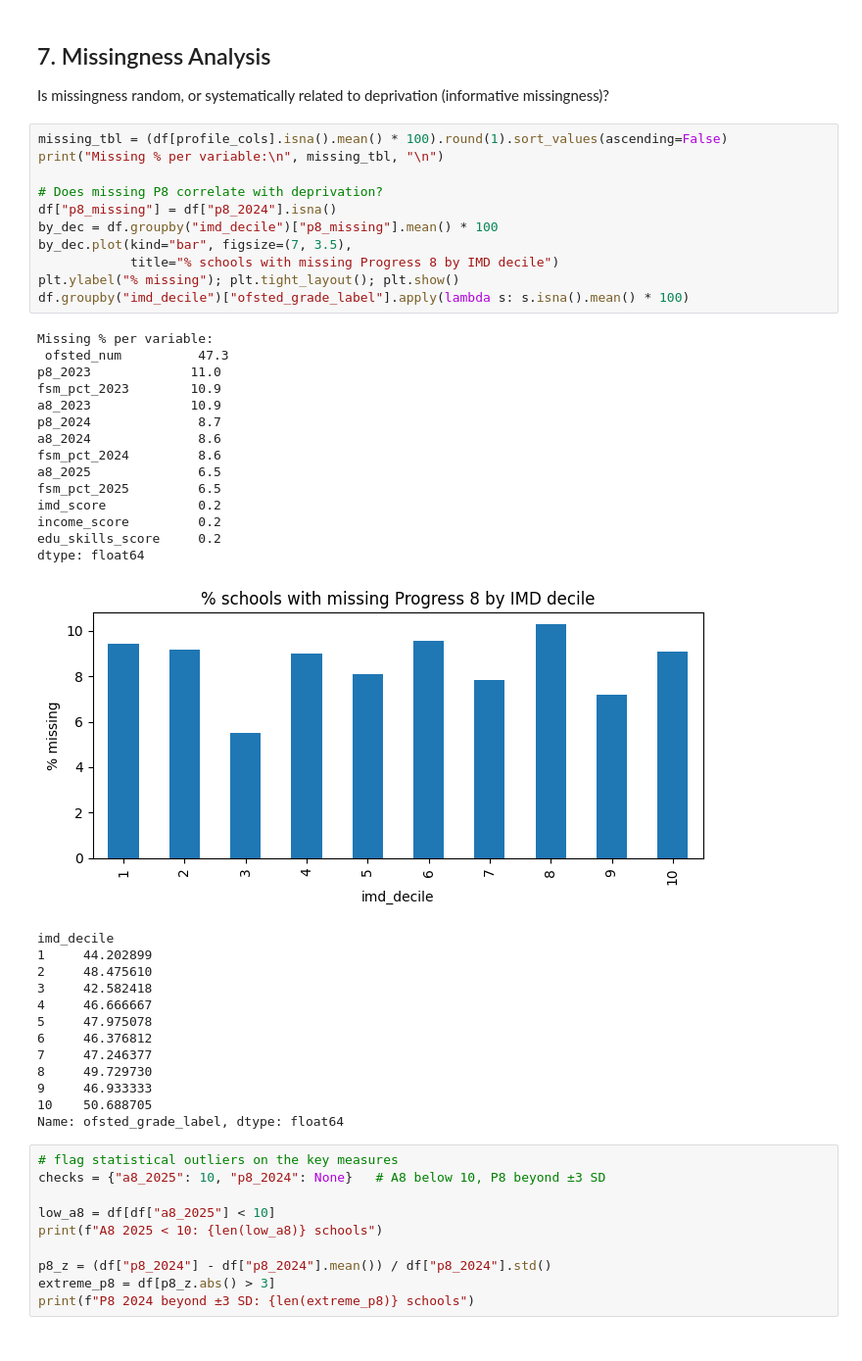
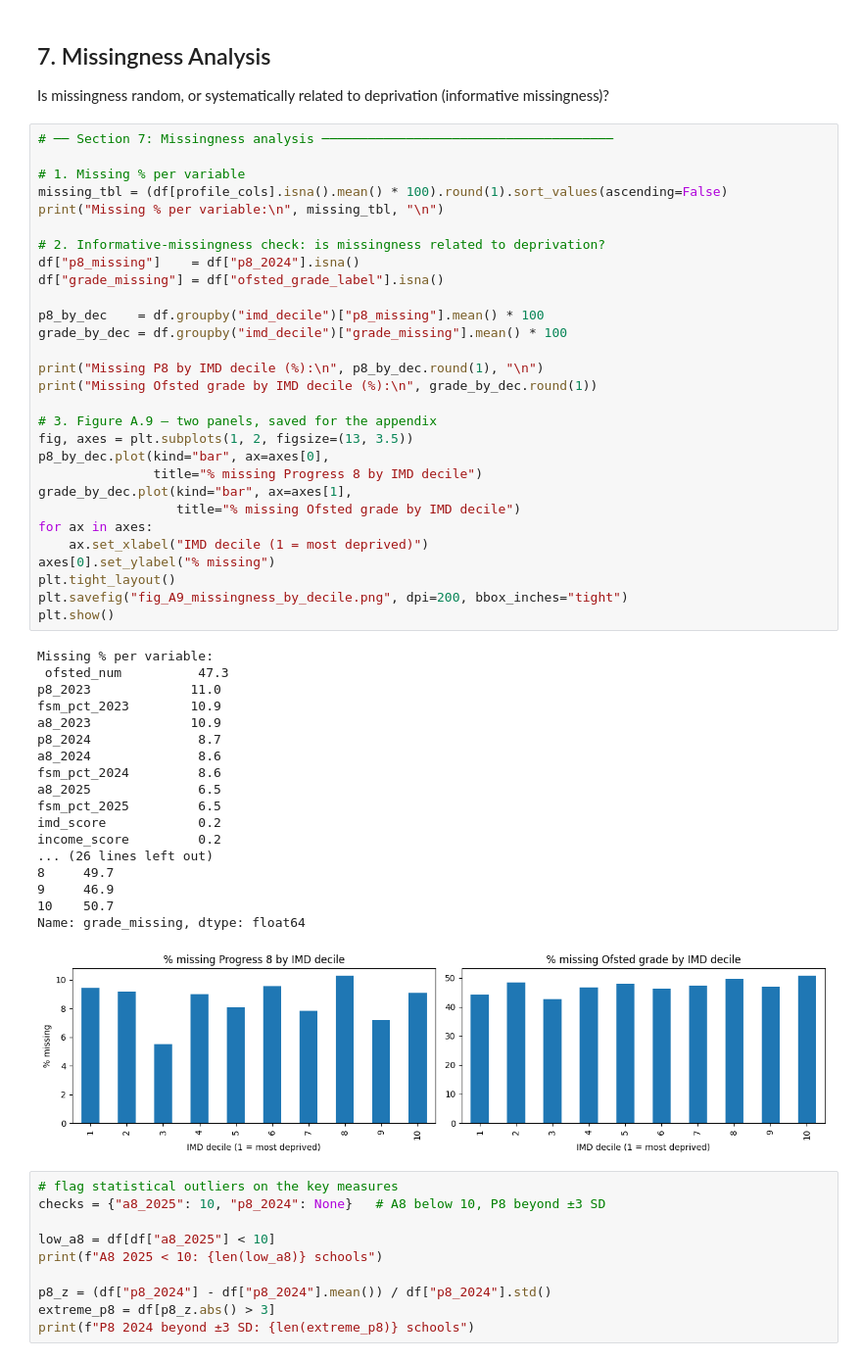
Before and after one commit to HEMALEED/school-performance-prediction-england-ann, a Jupyter notebook: SRC/training/school_per_EDA.ipynb, the cells around one changed output. Shown at 98% size. Saved outputs shown, nothing was run; the diff lists cells and outputs as text.

Commit message:
style:EDA analysis

```diff
--- a/SRC/training/school_per_EDA.ipynb
+++ b/SRC/training/school_per_EDA.ipynb
@@ -456,44 +450,53 @@ df[imd_domains].corr().round(2)
 
 Is missingness random, or systematically related to deprivation (informative missingness)?
 # %%
+# ── Section 7: Missingness analysis ──────────────────────────────────────
+
+# 1. Missing % per variable
 missing_tbl = (df[profile_cols].isna().mean() * 100).round(1).sort_values(ascending=False)
 print("Missing % per variable:\n", missing_tbl, "\n")
 
-# Does missing P8 correlate with deprivation?
-df["p8_missing"] = df["p8_2024"].isna()
-by_dec = df.groupby("imd_decile")["p8_missing"].mean() * 100
-by_dec.plot(kind="bar", figsize=(7, 3.5),
-            title="% schools with missing Progress 8 by IMD decile")
-plt.ylabel("% missing"); plt.tight_layout(); plt.show()
-df.groupby("imd_decile")["ofsted_grade_label"].apply(lambda s: s.isna().mean() * 100)
+# 2. Informative-missingness check: is missingness related to deprivation?
+df["p8_missing"]    = df["p8_2024"].isna()
+df["grade_missing"] = df["ofsted_grade_label"].isna()
+
+p8_by_dec    = df.groupby("imd_decile")["p8_missing"].mean() * 100
+grade_by_dec = df.groupby("imd_decile")["grade_missing"].mean() * 100
+
+print("Missing P8 by IMD decile (%):\n", p8_by_dec.round(1), "\n")
+print("Missing Ofsted grade by IMD decile (%):\n", grade_by_dec.round(1))
+
+# 3. Figure A.9 — two panels, saved for the appendix
+fig, axes = plt.subplots(1, 2, figsize=(13, 3.5))
+p8_by_dec.plot(kind="bar", ax=axes[0],
+               title="% missing Progress 8 by IMD decile")
+grade_by_dec.plot(kind="bar", ax=axes[1],
+                  title="% missing Ofsted grade by IMD decile")
+for ax in axes:
+    ax.set_xlabel("IMD decile (1 = most deprived)")
+axes[0].set_ylabel("% missing")
+plt.tight_layout()
+plt.savefig("fig_A9_missingness_by_decile.png", dpi=200, bbox_inches="tight")
+plt.show()
 # %% [output]
 Missing % per variable:
  ofsted_num          47.3
 p8_2023             11.0
 fsm_pct_2023        10.9
 a8_2023             10.9
 p8_2024              8.7
 a8_2024              8.6
 fsm_pct_2024         8.6
 a8_2025              6.5
 fsm_pct_2025         6.5
 imd_score            0.2
 income_score         0.2
-edu_skills_score     0.2
-dtype: float64
+... (26 lines left out)
+8     49.7
+9     46.9
+10    50.7
+Name: grade_missing, dtype: float64
-[figure, old version]
+[figure, new version]
-imd_decile
-1     44.202899
-2     48.475610
-3     42.582418
-4     46.666667
-5     47.975078
-6     46.376812
-7     47.246377
-8     49.729730
-9     46.933333
-10    50.688705
-Name: ofsted_grade_label, dtype: float64
 # %%
 # flag statistical outliers on the key measures
 checks = {"a8_2025": 10, "p8_2024": None}   # A8 below 10, P8 beyond ±3 SD
```
Also changed, not shown: parts of 7 cells of this notebook, 6 other files.
